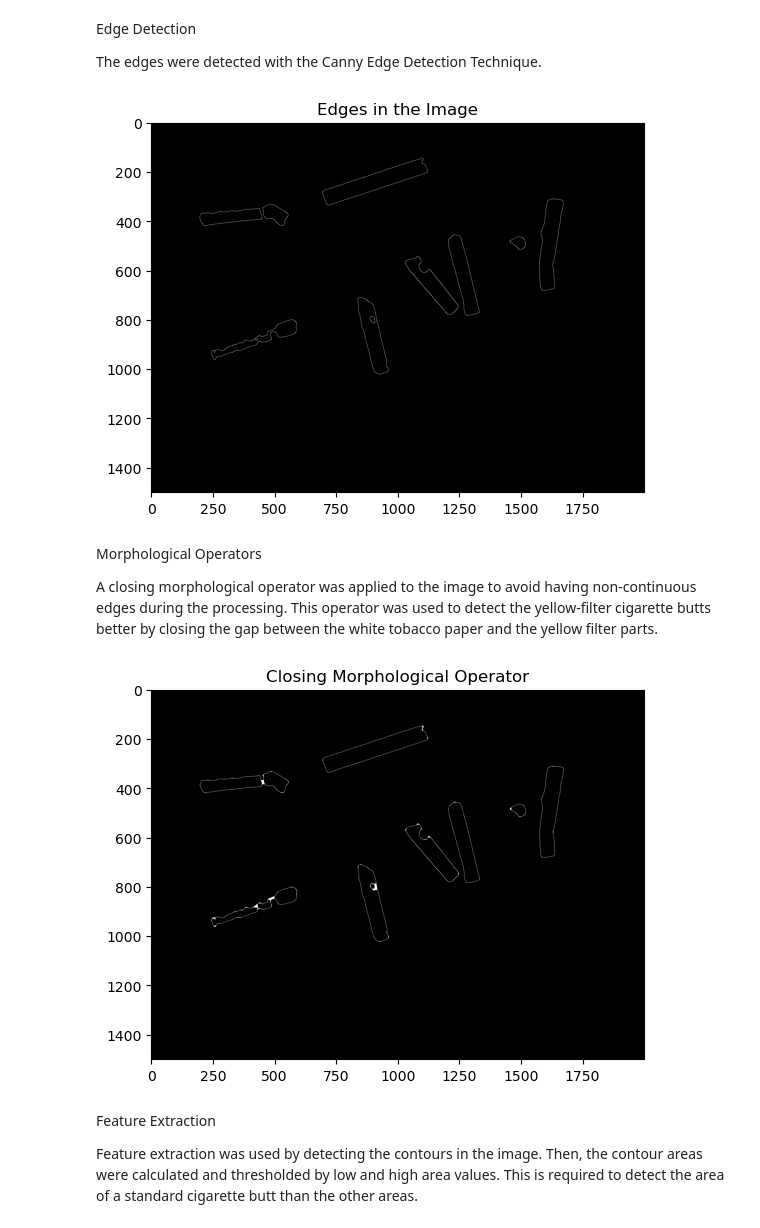
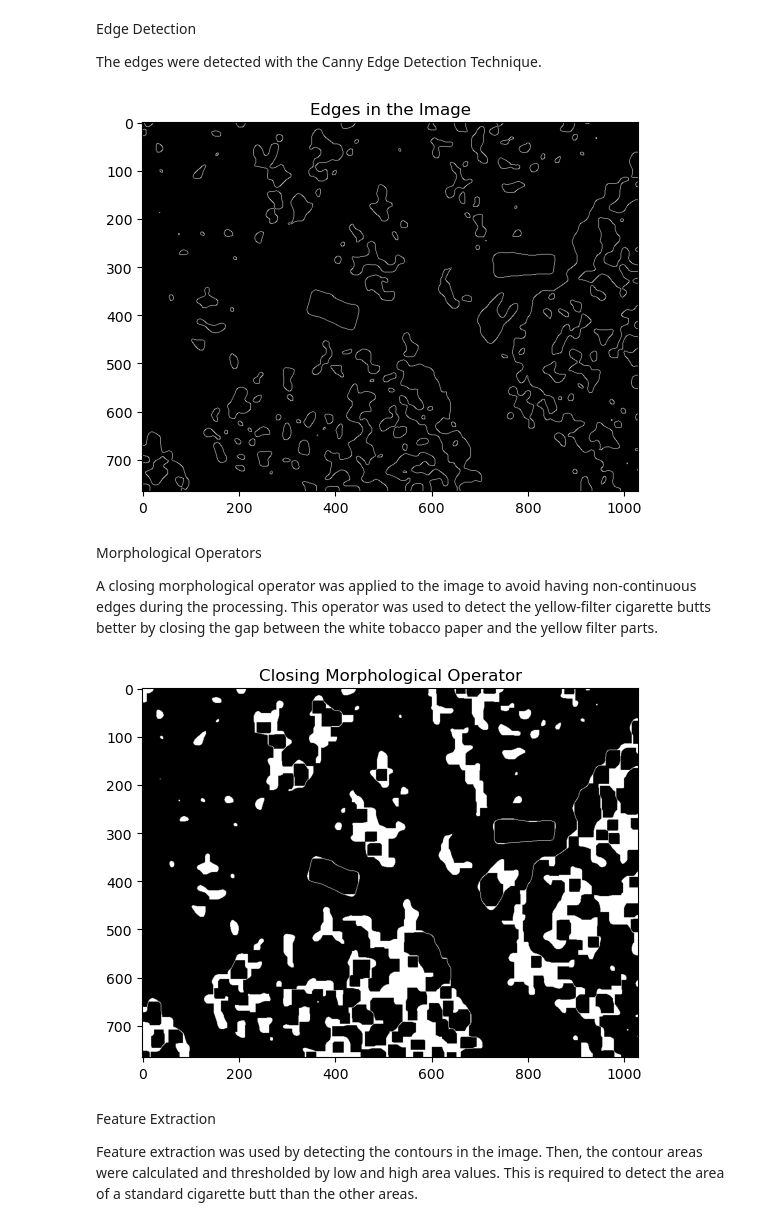
Before and after one commit to Pamirus/digital-image-processing, a Jupyter notebook: main.ipynb, the cells around one changed output. Drawn from its saved outputs; the diff is of its cells as text; code cells hidden in the pictures.

```diff
--- a/main.ipynb
+++ b/main.ipynb
@@ -4,7 +4,7 @@ import numpy as np
 import matplotlib.pyplot as plt
 
 # Load the image
-image = cv2.imread("photos/im5.pgm", 0)
+image = cv2.imread("photos/im7.pgm", 0)
 
 # Display the original image
 plt.imshow(image, cmap="gray")
@@ -18,7 +18,7 @@ Filtering
 Applying a high kernel size Gaussian Blur filter is selected for thresholding the image better by ignoring the edges in the background for the next step.
 # %%
 # Apply blur to the image
-kernelSize = 35
+kernelSize = 45
 blurKernel = (kernelSize, kernelSize)
 sigmaX = 0
 blurredImage = cv2.GaussianBlur(image, blurKernel, sigmaX)
@@ -56,22 +56,22 @@ plt.imshow(edges, cmap="gray")
 plt.title("Edges in the Image")
 plt.show()
 # %% [output]
-[figure, old version]
+[figure, new version]
 # %% [markdown]
 Morphological Operators
 
 A closing morphological operator was applied to the image to avoid having non-continuous edges during the processing. This operator was used to detect the yellow-filter cigarette butts better by closing the gap between the white tobacco paper and the yellow filter parts.
 # %%
-kernel = np.ones((10, 10), np.uint8)
+kernel = np.ones((20, 20), np.uint8)
 
 # Perform closing operation (dilation followed by erosion)
 closingMorph = cv2.morphologyEx(edges, cv2.MORPH_CLOSE, kernel)
 
 plt.imshow(closingMorph, cmap="gray")
 plt.title("Closing Morphological Operator")
 plt.show()
 # %% [output]
-[figure, old version]
+[figure, new version]
 # %% [markdown]
 Feature Extraction
 
```
Also changed, not shown: parts of 5 cells of this notebook.
